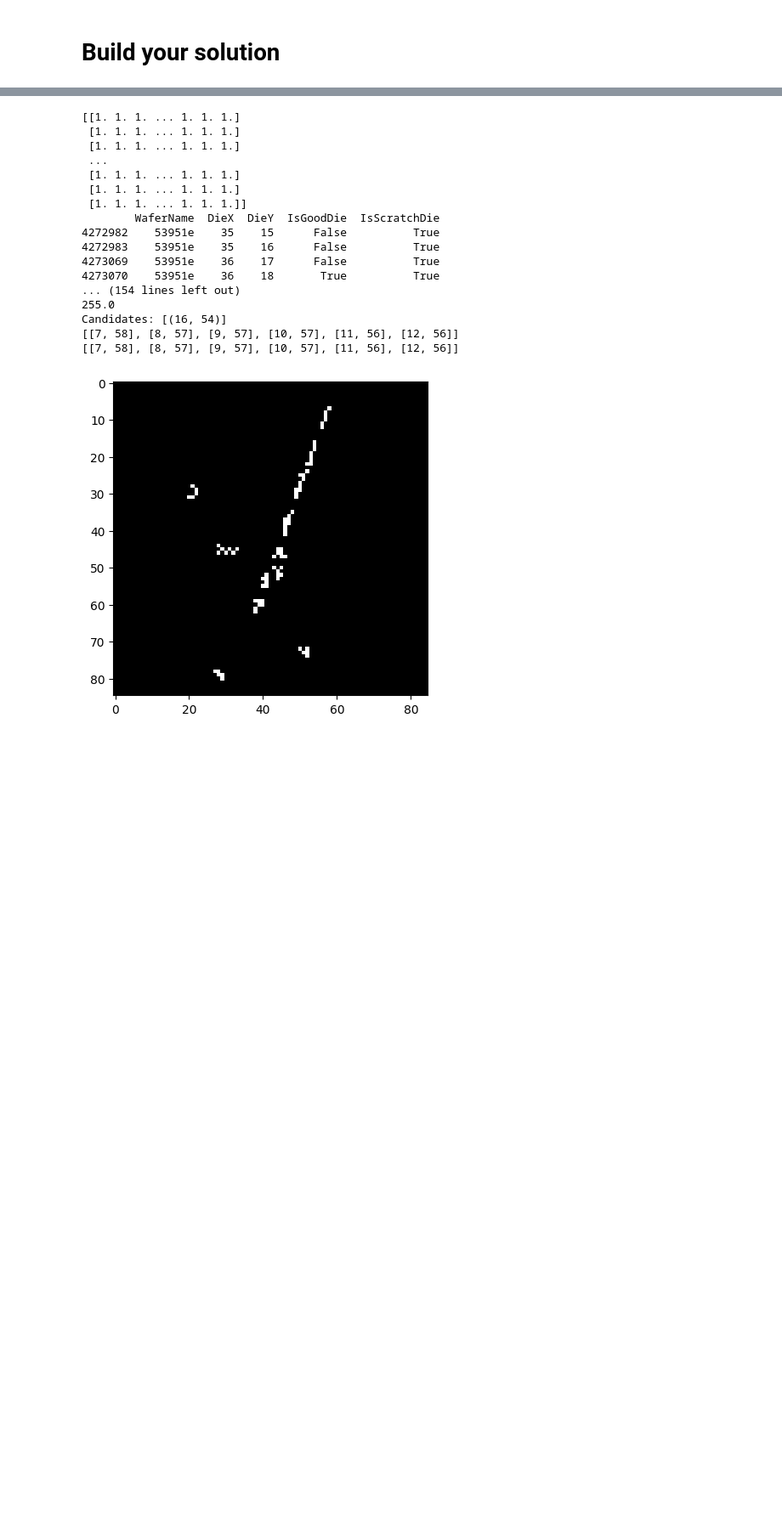
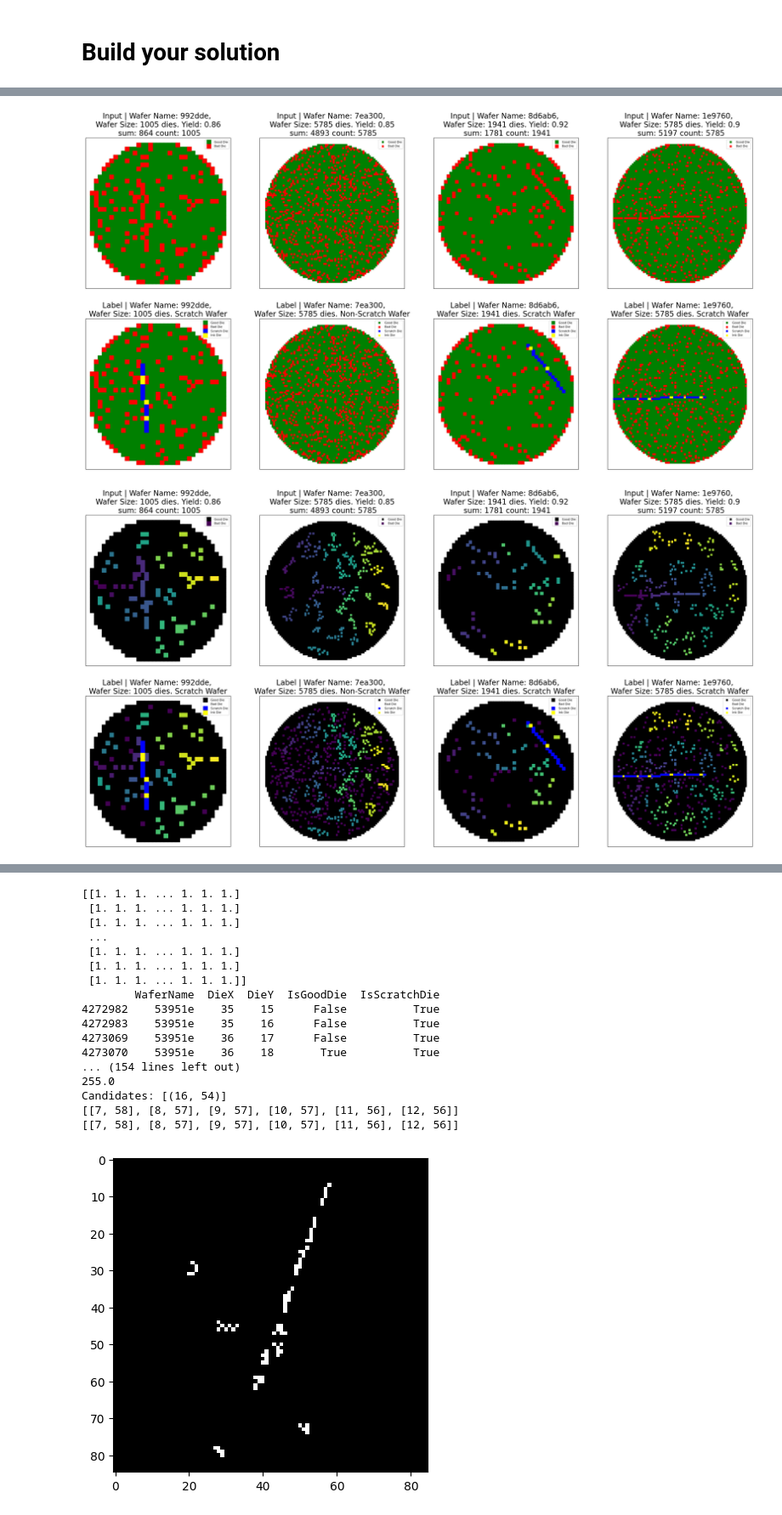
Before and after one commit to mattany/scratch_detection_assignment, a Jupyter notebook: scratch_detection_assignment.ipynb, the cells around one changed output, grey strips where cells are left out. Shown at 85% size. Drawn from its saved outputs; the diff is of its cells as text; code cells hidden in the pictures; blank space fills up the shorter version.

```diff
--- a/scratch_detection_assignment.ipynb
+++ b/scratch_detection_assignment.ipynb
@@ -212,18 +224,3 @@ list_sample_test = [df_wafers_test.groupby('WaferName').get_group(group) for gro
 # plot_wafer_maps(list_sample_test, figsize = 8, labels = False)
 # %% [markdown]
 # Build your solution
-# %%
-n_samples = 4
-list_sample_train = [df_wafers.groupby('WaferName').get_group(group) for group in df_wafers['WaferName'].value_counts().sample(n_samples).index]
-# # print(list_sample_train)
-# hist = dict()
-# # for wafer_df in list_sample_train:
-# # #     is_scratched = (wafer_df['IsScratchDie'] == True).sum() > 0
-# # #     if is_scratched:
-# # #     wafer_yield = round((wafer_df["IsGoodDie"]).sum()/(wafer_df["IsGoodDie"]).count(), 2)
-# #     max_x = (wafer_df['DieX']).max()
-
-# #     hist[max_x] = wafer_df["IsGoodDie"].count()
-# #     if wafer_yield < 0.87:
-# #     mes = f'aspect ratio: {max_x} * {max_y} Scratched: {is_scratched} Yield: {wafer_yield} sum: {(wafer_df["IsGoodDie"]).sum()} count: {(wafer_df["IsGoodDie"]).count()}'
-# print(hist, flush=True)
@@ -511,2 +431,57 @@ array([[0, 0, 0, ..., 0, 0, 0],
+# %%
+from sklearn.cluster import OPTICS
+
+
+def get_clusters(wafer_df):
+    bad_dies = wafer_df[(wafer_df["IsGoodDie"] == False)][["DieX", "DieY"]]
+    width = (wafer_df['DieX']).max() + 1
+    center = width // 2
+    delta = 0.1
+    bad_dies = bad_dies[(bad_dies["DieX"] - center) ** 2 + (bad_dies["DieY"] - center) ** 2 < center ** 2 * (1 - delta)]
+    clustering = OPTICS(min_samples=2, min_cluster_size=0.01).fit(bad_dies)
+#         print("labels", clustering.labels_)
+    bad_dies["cluster"] = clustering.labels_
+    print("waferhead", wafer_df.head)
+    print("bad,", bad_dies)
+    df_with_clusters = wafer_df.merge(bad_dies, on=["DieX", "DieY"], how="outer")
+    return df_with_clusters
+def get_with_clusters():
+    with_clusters = []
+    for wafer_df in list_sample_train:
+        bad_dies = wafer_df[wafer_df["IsGoodDie"] == False][["DieX", "DieY"]]
+        width = (wafer_df['DieX']).max() + 1
+        center = width // 2
+#         print(center**2)
+#         bad_dies["distance_from_center"] = (bad_dies["DieX"] - center) ** 2 + (bad_dies["DieY"] - center) ** 2
+#         print(bad_dies)
+        delta = 0.1
+        bad_dies = bad_dies[(bad_dies["DieX"] - center) ** 2 + (bad_dies["DieY"] - center) ** 2 < center ** 2 * (1 - delta)]
+
+#         image = np.zeros((width, width), dtype="uint8")
+#         for index, row in bad_dies.iterrows():
+#             x, y, color = row['DieX'], row['DieY'], 1
+#             image[-y - 1, x -1] = color
+#         kernel = np.ones((2,2),np.uint8)
+#         cluster_image = cv.morphologyEx(image, cv.MORPH_CLOSE, kernel)
+#         cluster_image = image
+#         cluster_df = wafer_df[cluster_image[-wafer_df["DieY"], wafer_df["DieX"]] == 1]
+#         cluster_df = cluster_df[["DieX", "DieY"]]
+
+
+        clustering = OPTICS(min_samples=2, min_cluster_size=0.01).fit(bad_dies)
+#         print("labels", clustering.labels_)
+        bad_dies["cluster"] = clustering.labels_
+        df_with_clusters = wafer_df.merge(bad_dies, on=["DieX", "DieY"], how="outer")
+#         print(f"len df_with_clusters = {df_with_clusters.size} cluster_df: {cluster_df.size}")
+        with_clusters.append(df_with_clusters)
+    return(with_clusters)
+
+with_clusters = get_with_clusters()
+# print(list_sample_train)
+plot_wafer_maps(list_sample_train, figsize = 8, labels = True)
+plot_wafer_maps_with_cluster(with_clusters, figsize = 8, labels = True)
+# %% [output]
+[figure, new version]
+[figure, new version]
 # %%
 n_samples = 4
```
Also changed, not shown: parts of 10 cells of this notebook.
